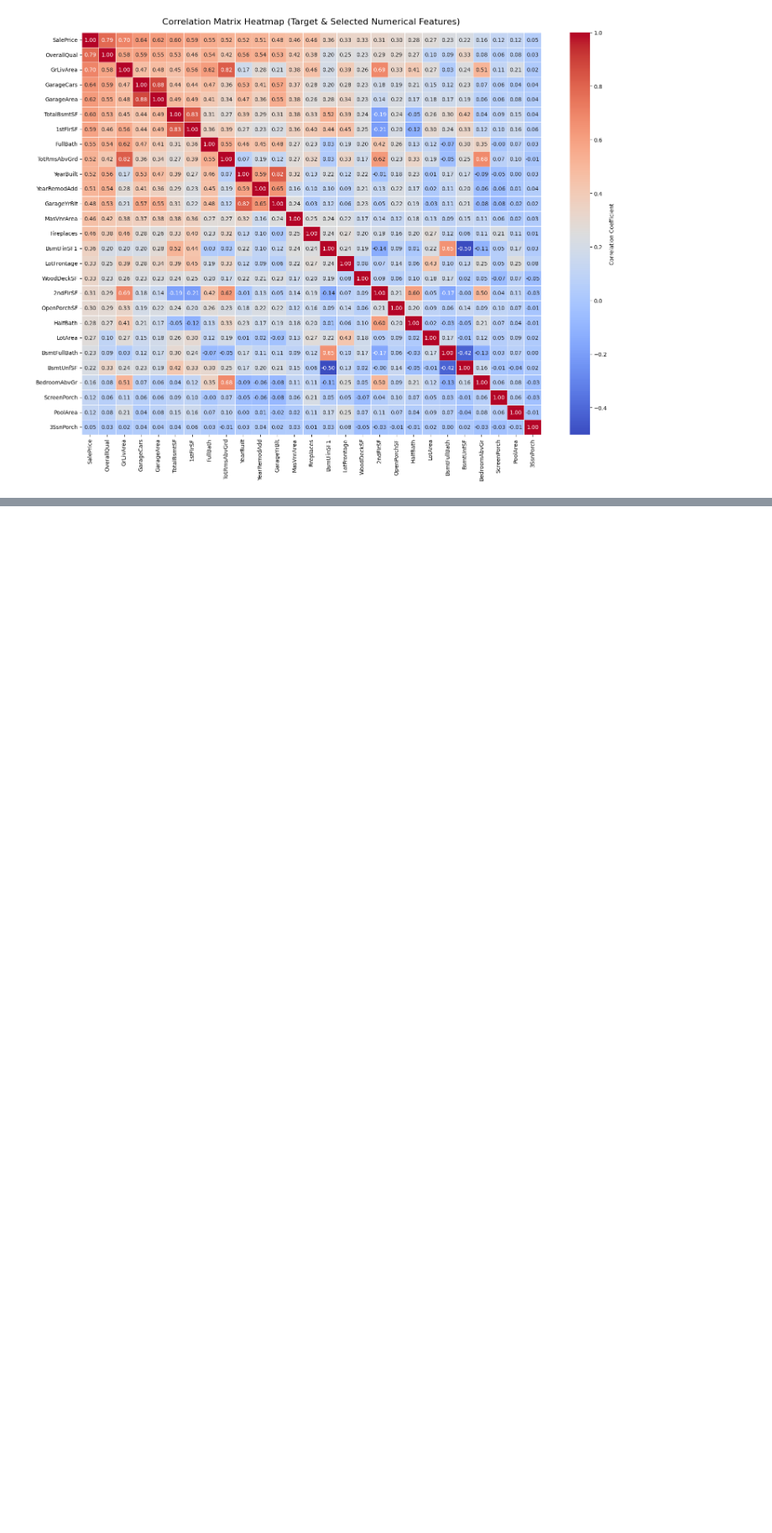
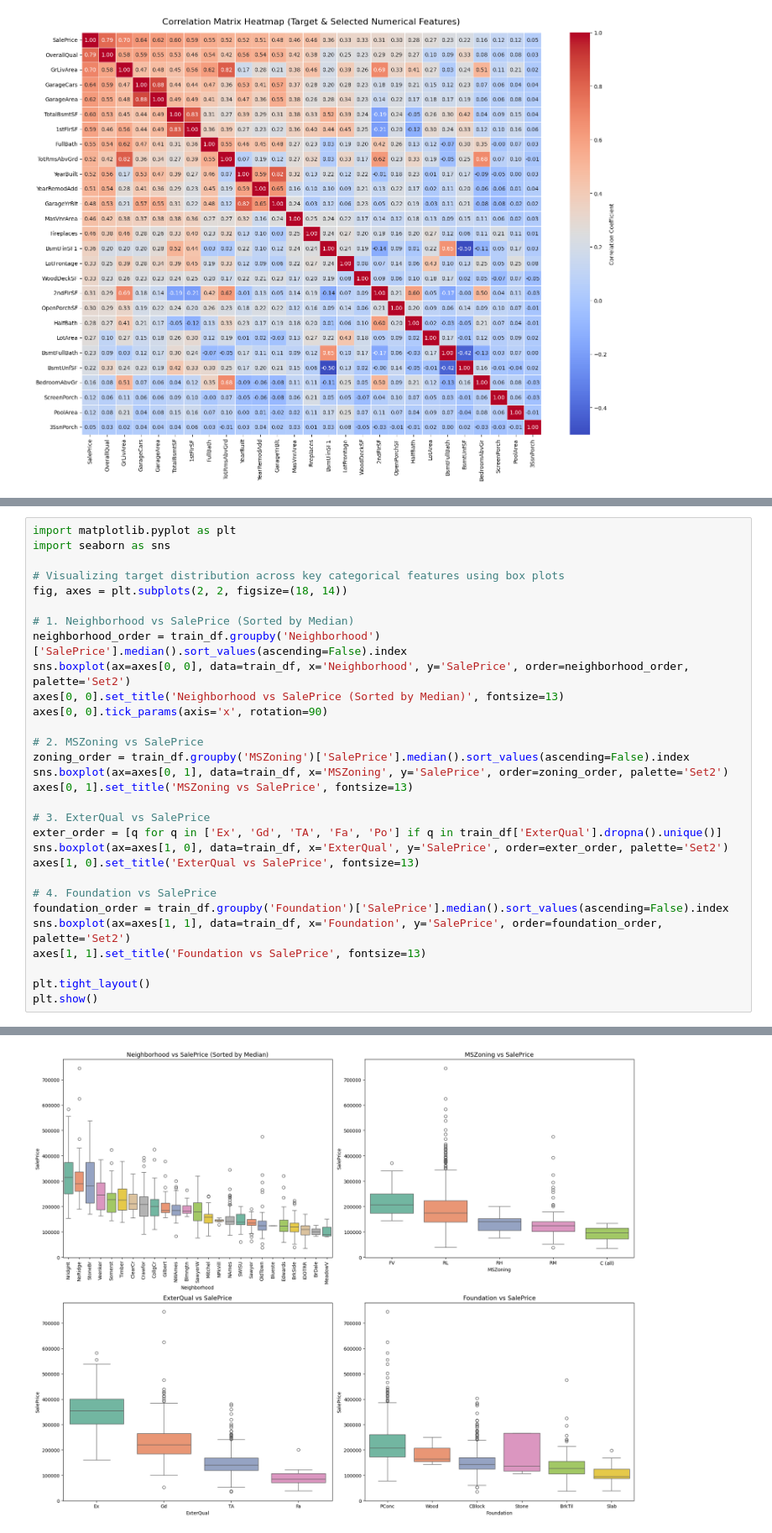
Before and after one commit to VenuriDampahalage/ames-housing-price-prediction, a Jupyter notebook: preProcessing.ipynb, the cells around one changed output, grey strips where cells are left out. Shown at 84% size. Drawn from its saved outputs; the diff is of its cells as text; blank space fills up the shorter version.

```diff
--- a/preProcessing.ipynb
+++ b/preProcessing.ipynb
@@ -179,0 +272,31 @@ plt.show()
+# %%
+import matplotlib.pyplot as plt
+import seaborn as sns
+
+# Visualizing target distribution across key categorical features using box plots
+fig, axes = plt.subplots(2, 2, figsize=(18, 14))
+
+# 1. Neighborhood vs SalePrice (Sorted by Median)
+neighborhood_order = train_df.groupby('Neighborhood')['SalePrice'].median().sort_values(ascending=False).index
+sns.boxplot(ax=axes[0, 0], data=train_df, x='Neighborhood', y='SalePrice', order=neighborhood_order, palette='Set2')
+axes[0, 0].set_title('Neighborhood vs SalePrice (Sorted by Median)', fontsize=13)
+axes[0, 0].tick_params(axis='x', rotation=90)
+
+# 2. MSZoning vs SalePrice
+zoning_order = train_df.groupby('MSZoning')['SalePrice'].median().sort_values(ascending=False).index
+sns.boxplot(ax=axes[0, 1], data=train_df, x='MSZoning', y='SalePrice', order=zoning_order, palette='Set2')
+axes[0, 1].set_title('MSZoning vs SalePrice', fontsize=13)
+
+# 3. ExterQual vs SalePrice
+exter_order = [q for q in ['Ex', 'Gd', 'TA', 'Fa', 'Po'] if q in train_df['ExterQual'].dropna().unique()]
+sns.boxplot(ax=axes[1, 0], data=train_df, x='ExterQual', y='SalePrice', order=exter_order, palette='Set2')
+axes[1, 0].set_title('ExterQual vs SalePrice', fontsize=13)
+
+# 4. Foundation vs SalePrice
+foundation_order = train_df.groupby('Foundation')['SalePrice'].median().sort_values(ascending=False).index
+sns.boxplot(ax=axes[1, 1], data=train_df, x='Foundation', y='SalePrice', order=foundation_order, palette='Set2')
+axes[1, 1].set_title('Foundation vs SalePrice', fontsize=13)
+
+plt.tight_layout()
+plt.show()
+# %% [output]
@@ -179,0 +318 @@ plt.show()
+[figure, added]
```
Also changed, not shown: parts of 8 cells of this notebook.
